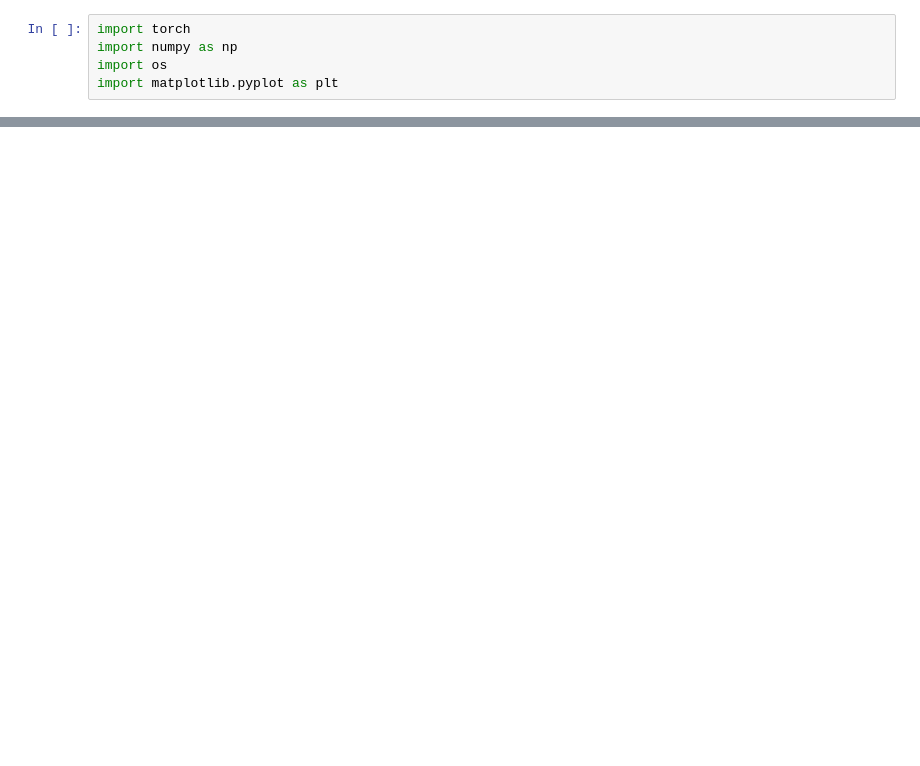
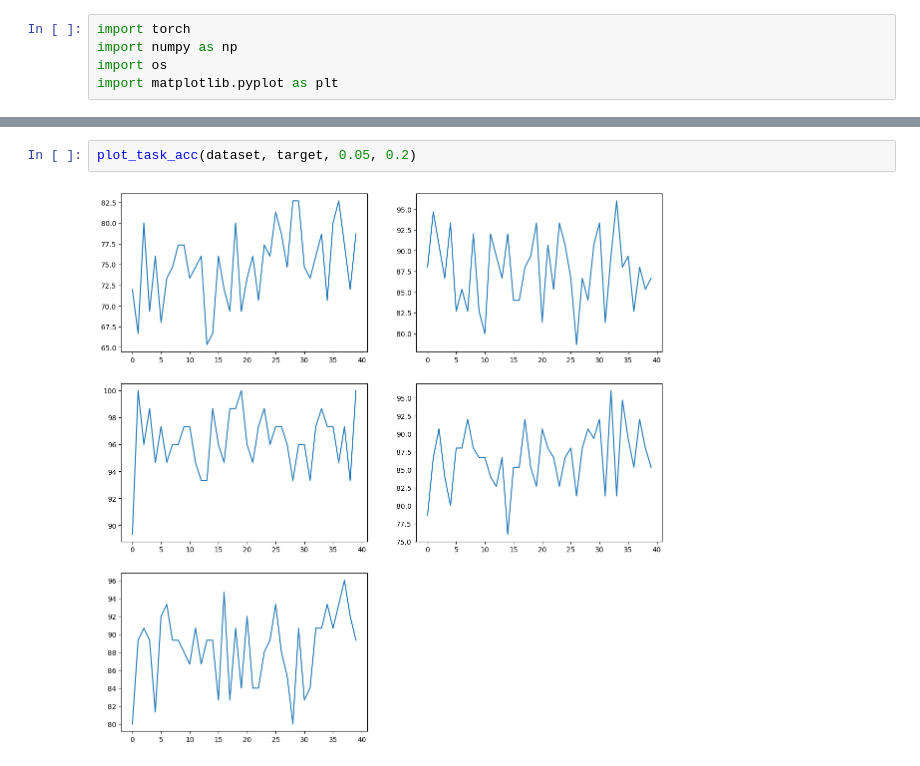
Before and after one commit to cwhoaon/CAML, a Jupyter notebook: plot_task.ipynb, the cells around one changed output, grey strips where cells are left out. Drawn from its saved outputs; the diff is of its cells as text; blank space fills up the shorter version.

```diff
--- a/plot_task.ipynb
+++ b/plot_task.ipynb
@@ -77,0 +79,4 @@ def plot_loss_per_lr(dataset):
+# %%
+plot_task_acc(dataset, target, 0.05, 0.2)
+# %% [output]
+[figure, added]
```
Also changed, not shown: parts of 9 cells of this notebook, 9 other files.
